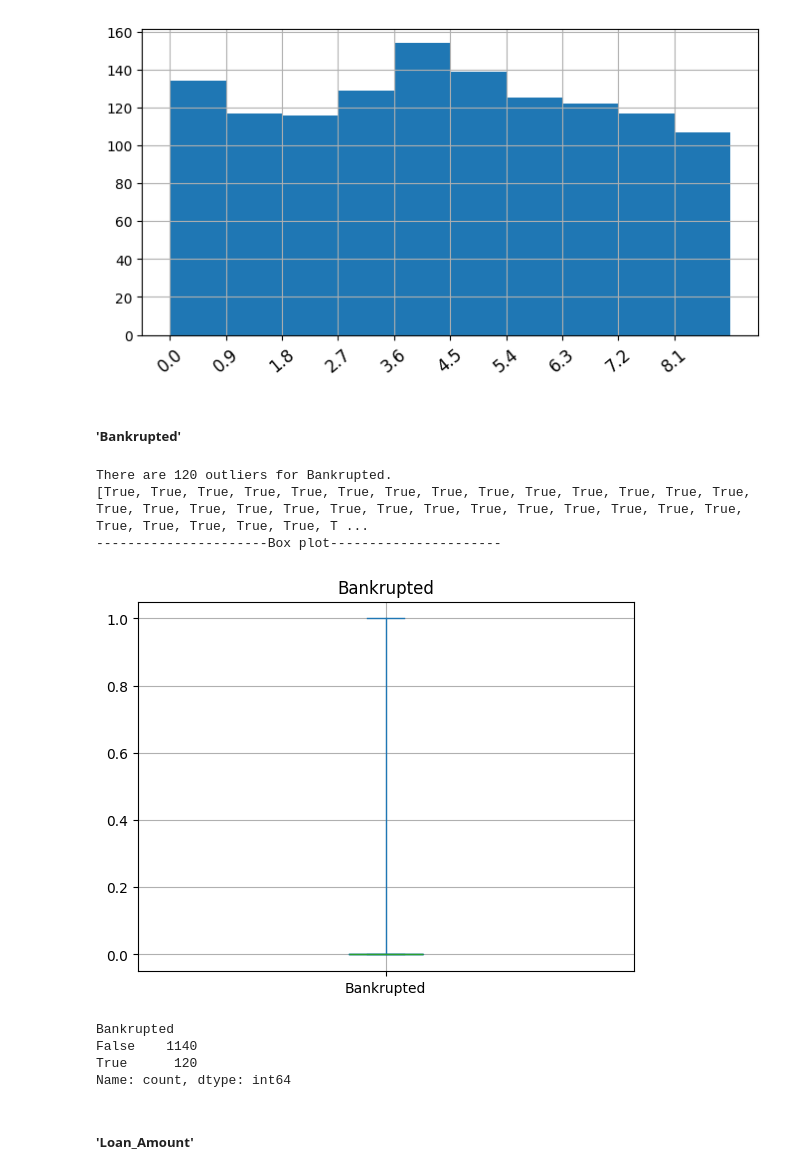
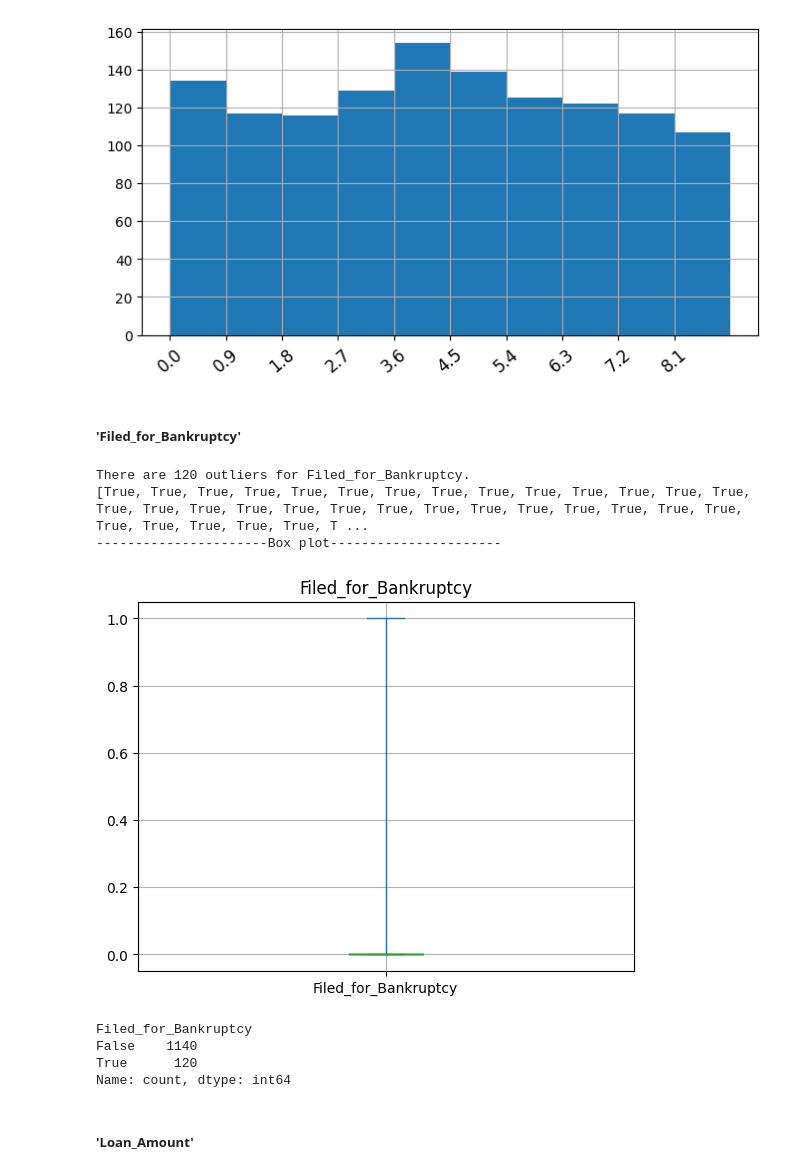
Before and after one commit to mjvillamayor/IST340-Final-Project, a Jupyter notebook: KDDM_Project.ipynb, the cells around one changed output. Drawn from its saved outputs; the diff is of its cells as text; code cells hidden in the pictures.

```diff
--- a/KDDM_Project.ipynb
+++ b/KDDM_Project.ipynb
@@ -255,6 +255,6 @@ for line in lines: # for each row
 
 
 # Convert to DataFrame
-bankruptcy_df = pd.DataFrame(data, columns=['STUDENT_ID', 'Bankrupted'])
+bankruptcy_df = pd.DataFrame(data, columns=['STUDENT_ID', 'Filed_for_Bankruptcy'])
 bankruptcy_df.head()
 # %% [output]
@@ -642,8 +642,8 @@ merged_df['Disabled'].head()
 Name: Disabled, dtype: bool
 # %%
 # 'Bankrupted'
-merged_df['Bankrupted'].fillna(False, inplace=True)
-merged_df['Bankrupted'].head()
+merged_df['Filed_for_Bankruptcy'].fillna(False, inplace=True)
+merged_df['Filed_for_Bankruptcy'].head()
 # %% [output]
 0    False
 1     True
@@ -1146,16 +1160,16 @@ There are no outliers in longest_absense_from_school.
 ----------------------Distribution plot----------------------
 [figure]
 # %% [markdown]
-##### 'Bankrupted'
+##### 'Filed_for_Bankruptcy'
 # %%
-fun.data_exploration(df, 'Bankrupted')
-df['Bankrupted'].value_counts()
+fun.data_exploration(df, 'Filed_for_Bankruptcy')
+df['Filed_for_Bankruptcy'].value_counts()
 # %% [output]
-There are 120 outliers for Bankrupted.
+There are 120 outliers for Filed_for_Bankruptcy.
 [True, True, True, True, True, True, True, True, True, True, True, True, True, True, True, True, True, True, True, True, True, True, True, True, True, True, True, True, True, True, True, True, True, T ...
 ----------------------Box plot----------------------
-[figure, old version]
+[figure, new version]
-Bankrupted
+Filed_for_Bankruptcy
 False    1140
 True      120
 Name: count, dtype: int64
```
Also changed, not shown: parts of 13 cells of this notebook, 1 other file.
